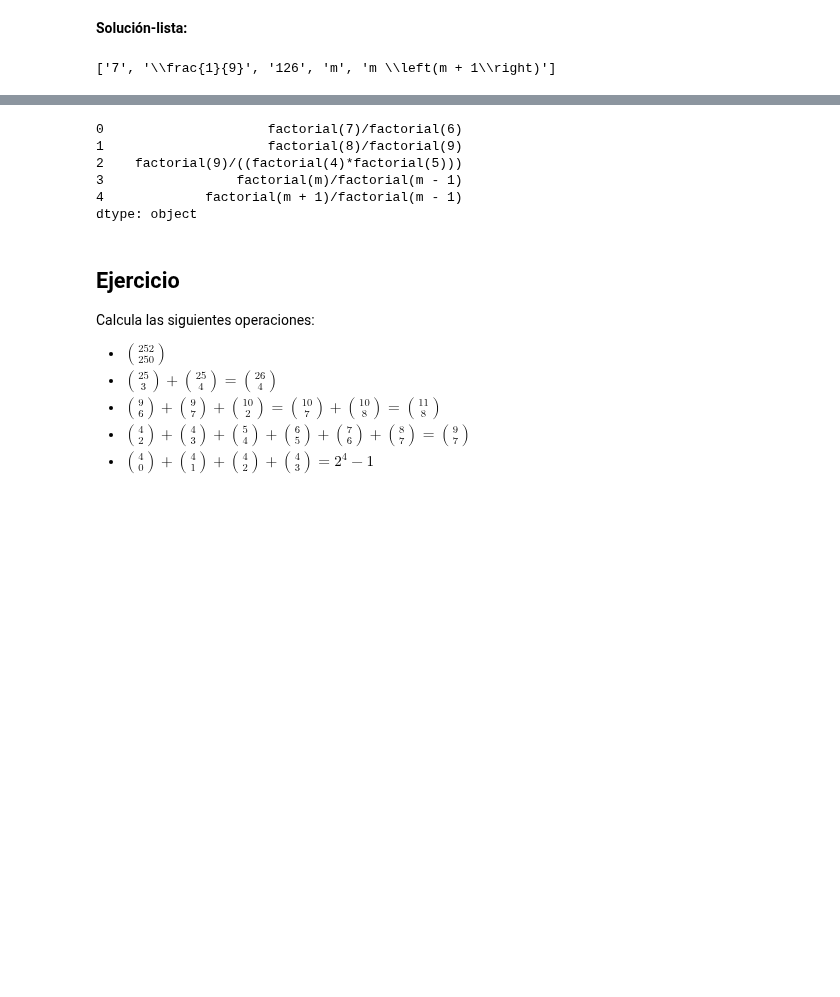
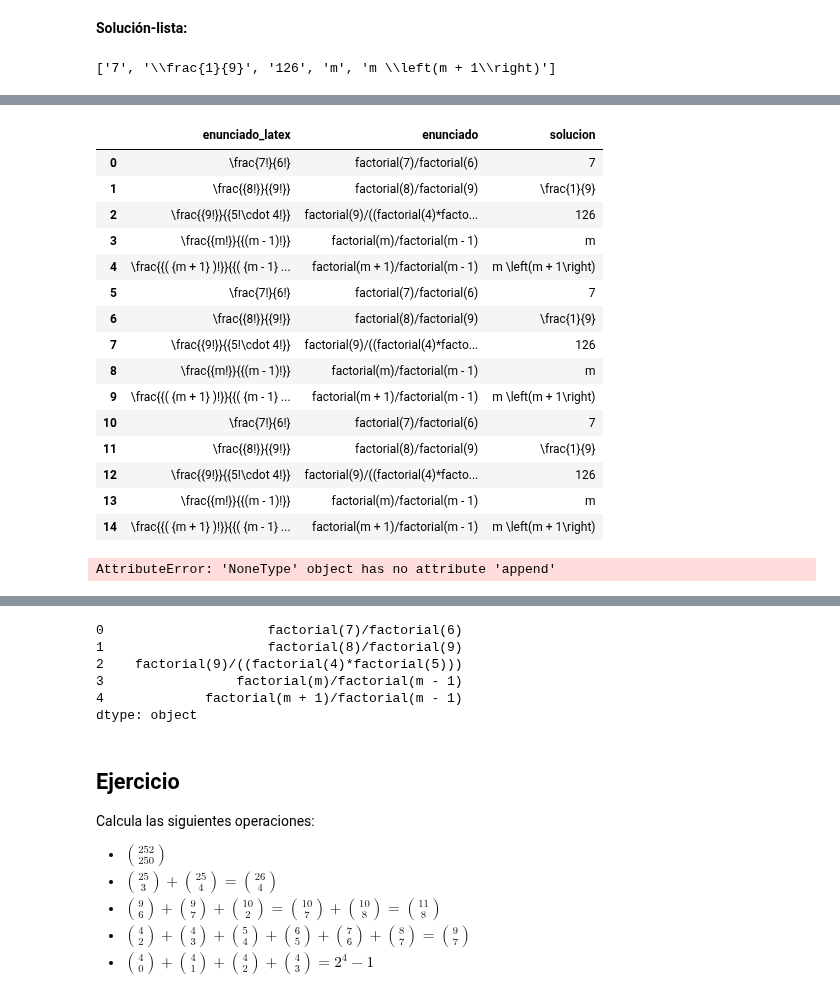
Before and after one commit to crdguez/mat1bac_cit, a Jupyter notebook: notebooks/Ejercicios1_3.ipynb, the cells around one changed output, grey strips where cells are left out. Saved outputs shown, nothing was run; the diff lists cells and outputs as text; code cells hidden in the pictures; blank space fills up the shorter version.

```diff
--- a/notebooks/Ejercicios1_3.ipynb
+++ b/notebooks/Ejercicios1_3.ipynb
@@ -82,0 +114,19 @@ ejercicios
+# %%
+ejercicios
+# %% [output]
+|  | enunciado_latex | enunciado | solucion |
+| 0 | \frac{7!}{6!} | factorial(7)/factorial(6) | 7 |
+| 1 | \frac{{8!}}{{9!}} | factorial(8)/factorial(9) | \frac{1}{9} |
+| 2 | \frac{{9!}}{{5!\cdot 4!}} | factorial(9)/((factorial(4)*facto... | 126 |
+| 3 | \frac{{m!}}{{(m - 1)!}} | factorial(m)/factorial(m - 1) | m |
+| 4 | \frac{{( {m + 1} )!}}{{( {m - 1} ... | factorial(m + 1)/factorial(m - 1) | m \left(m + 1\right) |
+| 5 | \frac{7!}{6!} | factorial(7)/factorial(6) | 7 |
+| 6 | \frac{{8!}}{{9!}} | factorial(8)/factorial(9) | \frac{1}{9} |
+| 7 | \frac{{9!}}{{5!\cdot 4!}} | factorial(9)/((factorial(4)*facto... | 126 |
+| 8 | \frac{{m!}}{{(m - 1)!}} | factorial(m)/factorial(m - 1) | m |
+| 9 | \frac{{( {m + 1} )!}}{{( {m - 1} ... | factorial(m + 1)/factorial(m - 1) | m \left(m + 1\right) |
+| 10 | \frac{7!}{6!} | factorial(7)/factorial(6) | 7 |
+| 11 | \frac{{8!}}{{9!}} | factorial(8)/factorial(9) | \frac{1}{9} |
+| 12 | \frac{{9!}}{{5!\cdot 4!}} | factorial(9)/((factorial(4)*facto... | 126 |
+| 13 | \frac{{m!}}{{(m - 1)!}} | factorial(m)/factorial(m - 1) | m |
+| 14 | \frac{{( {m + 1} )!}}{{( {m - 1} ... | factorial(m + 1)/factorial(m - 1) | m \left(m + 1\right) |
@@ -82,0 +135,4 @@ ejercicios
+# %%
+ejercicios = ejercicios.append(pd.DataFrame({'enunciado_latex':enunciado_latex, 'enunciado':enunciado, 'solucion':solucion }), ignore_index=True)
+# %% [output]
+AttributeError: 'NoneType' object has no attribute 'append'
```
Also changed, not shown: parts of 17 cells of this notebook.
